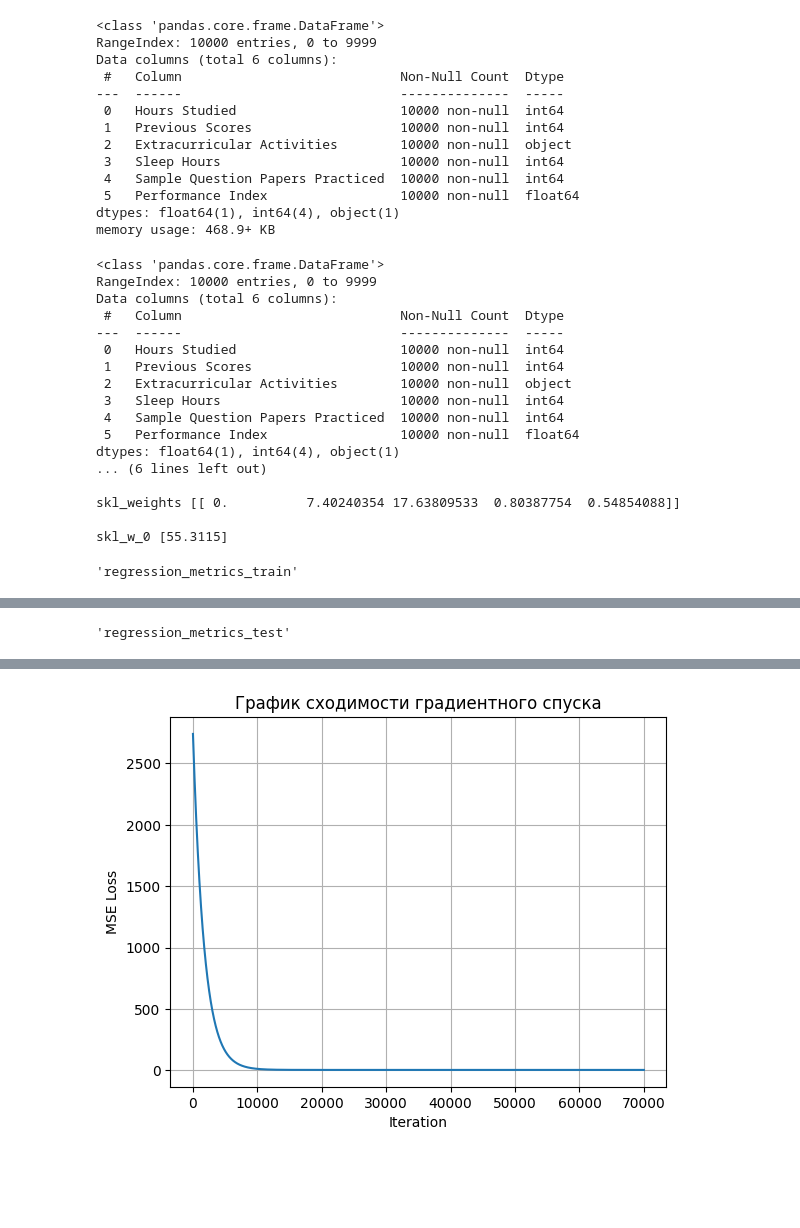
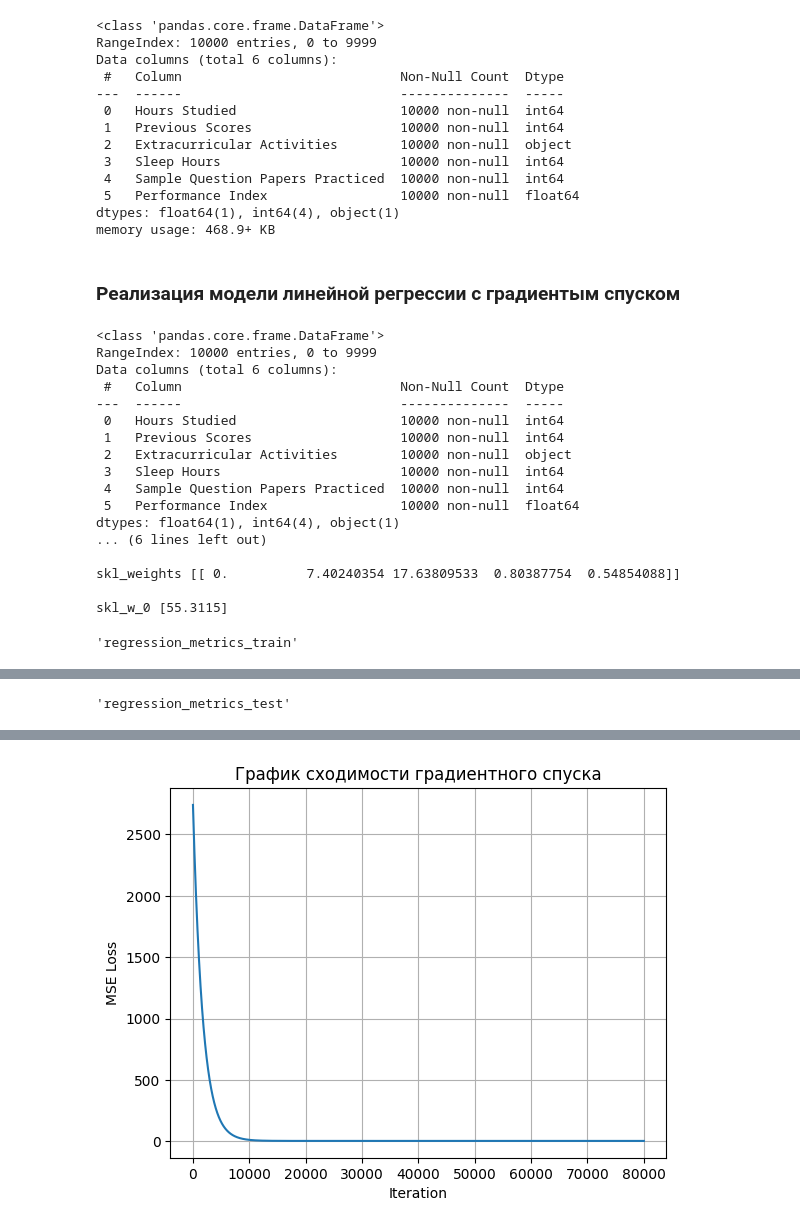
Before and after one commit to troydenys-git/New_MIFI_ML2, a Jupyter notebook: Math analyze/1_dz.ipynb, the cells around one changed output, grey strips where cells are left out. Cells and saved outputs as stored; diff of their text form; code cells hidden in the pictures; blank space fills up the shorter version.

```diff
--- a/Math analyze/1_dz.ipynb
+++ b/Math analyze/1_dz.ipynb
@@ -696,6 +691,8 @@ Data columns (total 6 columns):
  5   Performance Index                 10000 non-null  float64
 dtypes: float64(1), int64(4), object(1)
 memory usage: 468.9+ KB
+# %% [markdown]
+### Реализация модели линейной регрессии с градиентым спуском
 # %%
 import numpy as np
 import pandas as pd
@@ -782,7 +779,7 @@ def grad_d(X, y, weights, step, iterations):
 
     return weights, losses
 
-weights, losses_opt = grad_d(X_train, y_train, weights, 0.00018, 70000)
+weights, losses_opt = grad_d(X_train, y_train, weights, 0.00018, 80000)
 
 print('grad_d_weights', weights)
 print()
@@ -878,3 +875,3 @@ skl_w_0 [55.3115]
-[figure, old version]
+[figure, new version]
 # %% [markdown]
 ### **3.5. Анализ итоговой модели и коэффициентов регрессии**
```
Also changed, not shown: parts of 9 cells of this notebook, 2 other files.
